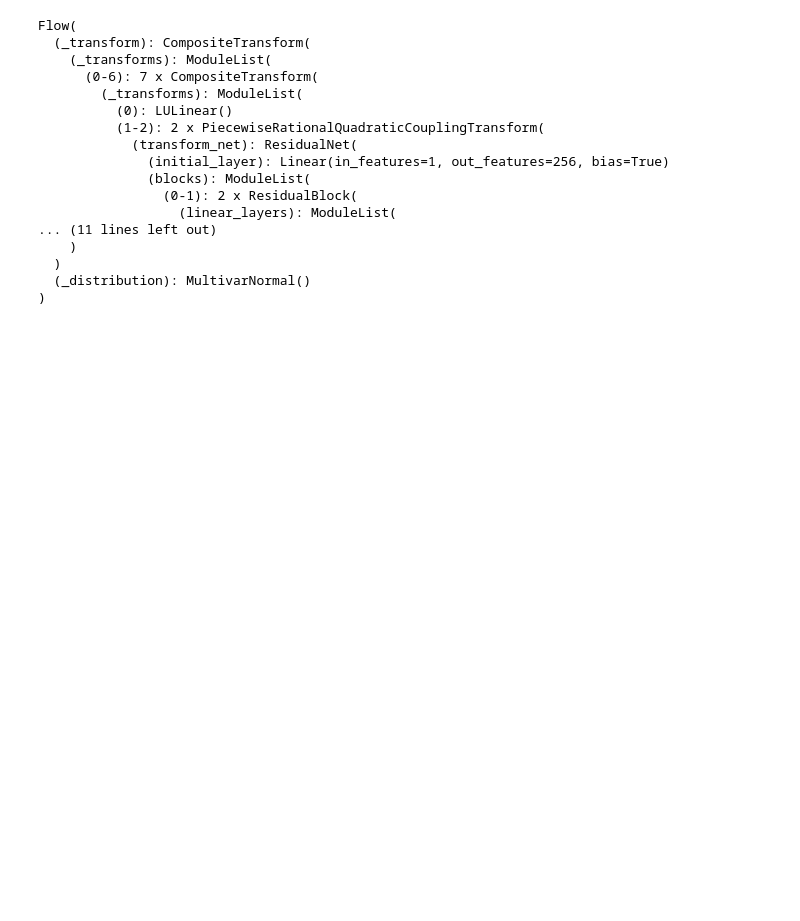
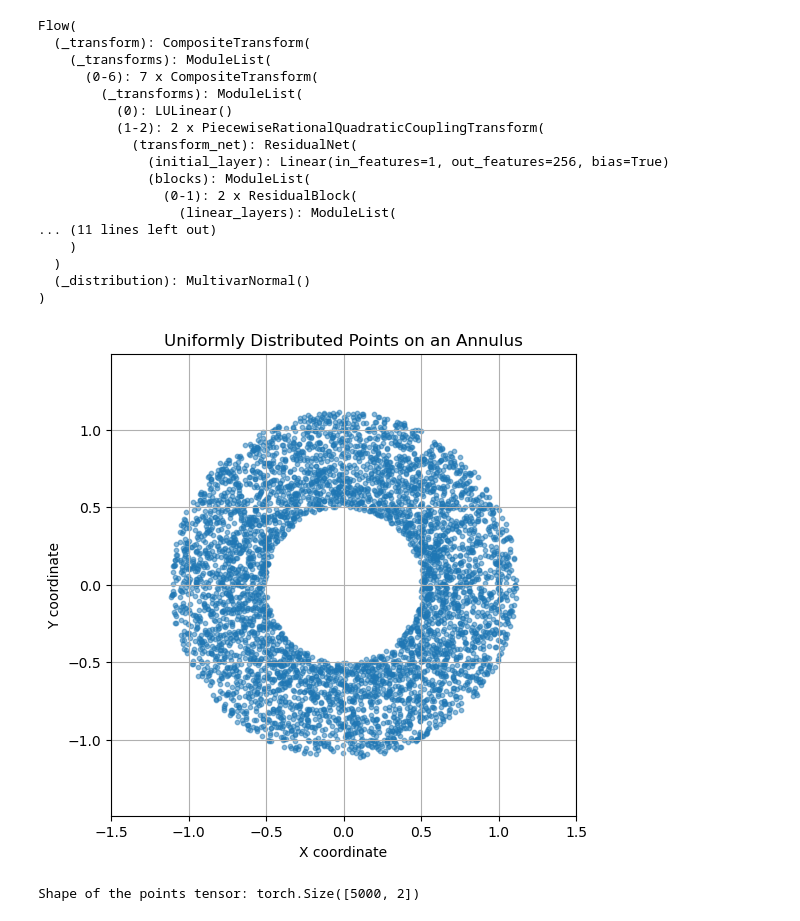
Before and after one commit to cliu687/Generative-String-Net, a Jupyter notebook: src/test.ipynb, the cells around one changed output. Cells and saved outputs as stored; diff of their text form; code cells hidden in the pictures; blank space fills up the shorter version.

```diff
--- a/src/test.ipynb
+++ b/src/test.ipynb
@@ -372,3 +328,49 @@ best_val_score = 1e10
+# %%
+import torch
+import numpy as np
+import matplotlib.pyplot as plt
+
+# 设置随机种子以确保可重现性
+torch.manual_seed(0)
+
+# 数据点数量
+num_points = 5000
+
+# 内半径和外半径
+inner_radius = np.sqrt(1/4)
+outer_radius = np.sqrt(1/4 + 1)  # 计算外半径
+
+# 生成随机半径
+radii = inner_radius + (outer_radius - inner_radius) * torch.rand(num_points)
+
+# 生成随机角度
+angles = 2 * torch.pi * torch.rand(num_points)  # 从 0 到 2π
+
+# 极坐标转笛卡尔坐标
+x = radii * torch.cos(angles)
+y = radii * torch.sin(angles)
+
+# 绘制点
+plt.figure(figsize=(6, 6))
+scatter = plt.scatter(x.cpu(), y.cpu(), s=10, alpha=0.5)  # s 控制点的大小，alpha 控制点的透明度
+plt.axis('equal')  # 确保x轴和y轴的比例相同
+plt.title('Uniformly Distributed Points on an Annulus')
+plt.xlabel('X coordinate')
+plt.ylabel('Y coordinate')
+plt.grid(True)
+plt.xlim(-1.5, 1.5)  # Set x limits correctly
+plt.ylim(-1.5, 1.5)  # Set y limits correctly
+
+plt.show()
+
+# 合并x和y为一个tensor
+points = torch.stack((x, y), dim=1)  # Removed `.to(device)` for simplicity
+
+# 输出 tensor 的形状和一些数据点
+print("Shape of the points tensor:", points.shape)
+# %% [output]
+[figure, added]
+Shape of the points tensor: torch.Size([5000, 2])
 # %%
 # =================================================================================== #
 #                                      Training                                       #
```
Also changed, not shown: parts of 5 cells of this notebook.
